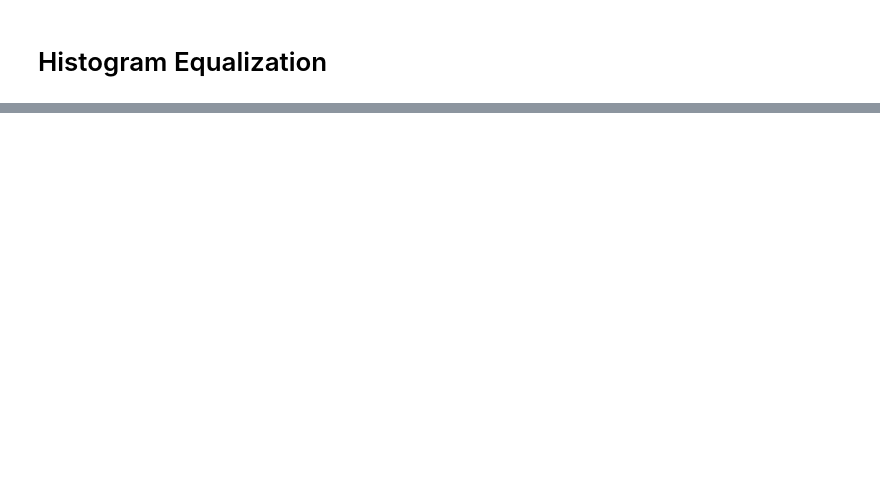
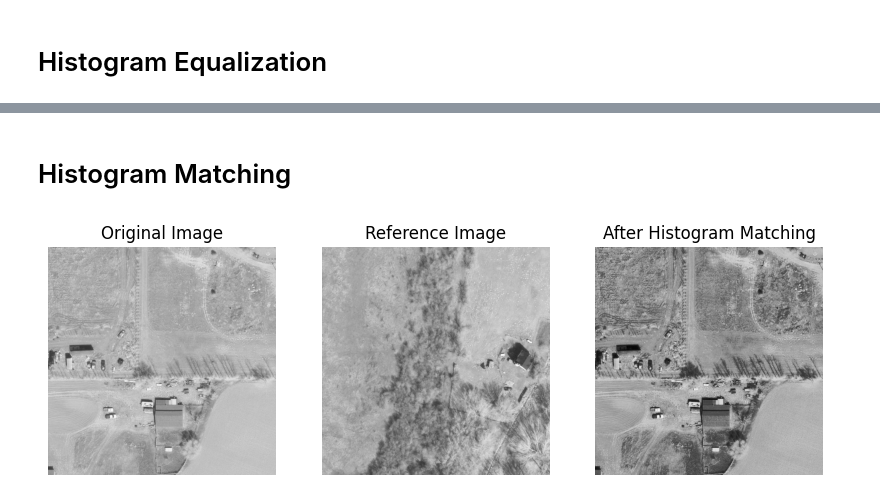
Before and after one commit to Nitincando1234/Nitin-Programming-Btech, a Jupyter notebook: Python Nitin/Image processing lab/Assignment 2/assmt2.ipynb, the cells around one changed output, grey strips where cells are left out. Cells and saved outputs as stored; diff of their text form; code cells hidden in the pictures; blank space fills up the shorter version.

```diff
--- a/Python Nitin/Image processing lab/Assignment 2/assmt2.ipynb
+++ b/Python Nitin/Image processing lab/Assignment 2/assmt2.ipynb
@@ -9,0 +21,29 @@ ImportError: libGL.so.1: cannot open shared object file: No such file or directo
+# %% [markdown]
+# Histogram Matching
+# %%
+# Perform the Histogram Specification / Matching for the image2. Take the histogram of "imagex as the specified histogram.
+
+img = cv2.imread("/content/6.png", 0)
+img2 = cv2.imread("/content/7.png", 0)
+matched = match_histograms(img, img2)
+
+plt.figure(figsize = (10, 10))
+
+plt.subplot(131)
+plt.title("Original Image")
+plt.imshow(cv2.cvtColor(img, cv2.COLOR_BGR2RGB))
+plt.axis("off")
+
+plt.subplot(132)
+plt.title("Reference Image")
+plt.imshow(cv2.cvtColor(img2, cv2.COLOR_BGR2RGB))
+plt.axis("off")
+
+plt.subplot(133)
+plt.title("After Histogram Matching")
+plt.imshow(matched, cmap = "gray")
+plt.axis("off")
+
+plt.show()
+# %% [output]
+[figure, added]
```
Also changed, not shown: parts of 7 cells of this notebook, 40 other files.
